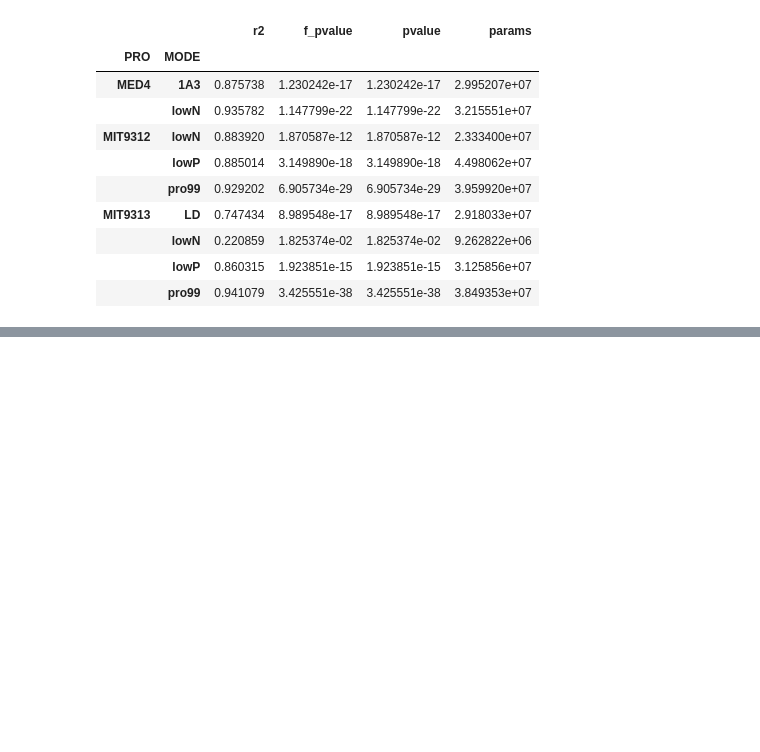
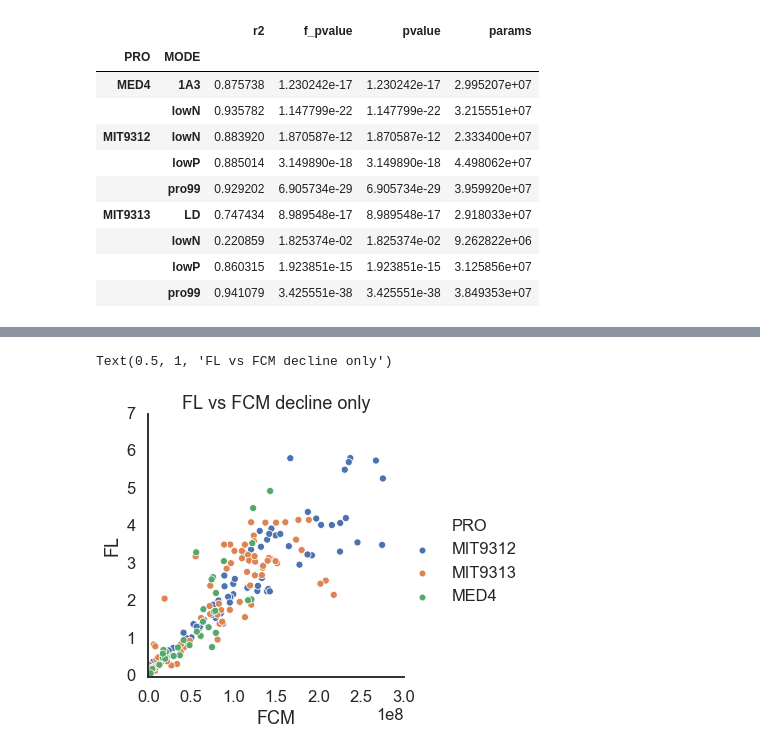
Before and after one commit to wosnat/ccpa, a Jupyter notebook: ccpa_fcm_fl.ipynb, the cells around one changed output, grey strips where cells are left out. Saved outputs shown, nothing was run; the diff lists cells and outputs as text; code cells hidden in the pictures; blank space fills up the shorter version.

```diff
--- a/ccpa_fcm_fl.ipynb
+++ b/ccpa_fcm_fl.ipynb
@@ -474,0 +564,10 @@ MIT9313  0.815836  5.447234e-62  5.447234e-62  3.195992e+07
+# %%
+sns.set_context('talk')
+sns.set_style('white')
+sns.relplot(data=decline_compdf, x='FCM', y='FL', hue='PRO', s=50)
+plt.ylim(0)
+plt.xlim(0)
+plt.title('FL vs FCM decline only')
+# %% [output]
+Text(0.5, 1, 'FL vs FCM decline only')
+[figure, added]
```
Also changed, not shown: parts of 14 cells of this notebook, 1 other file.
